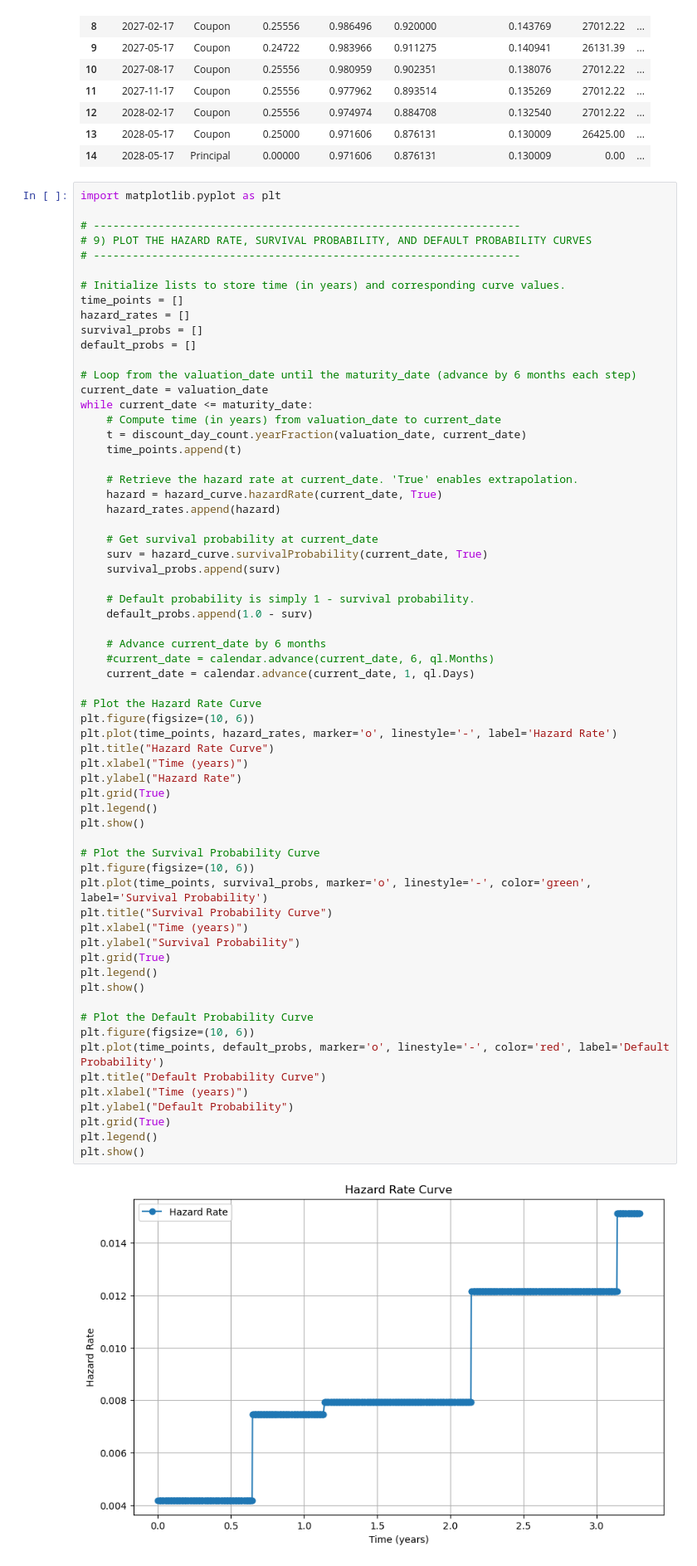
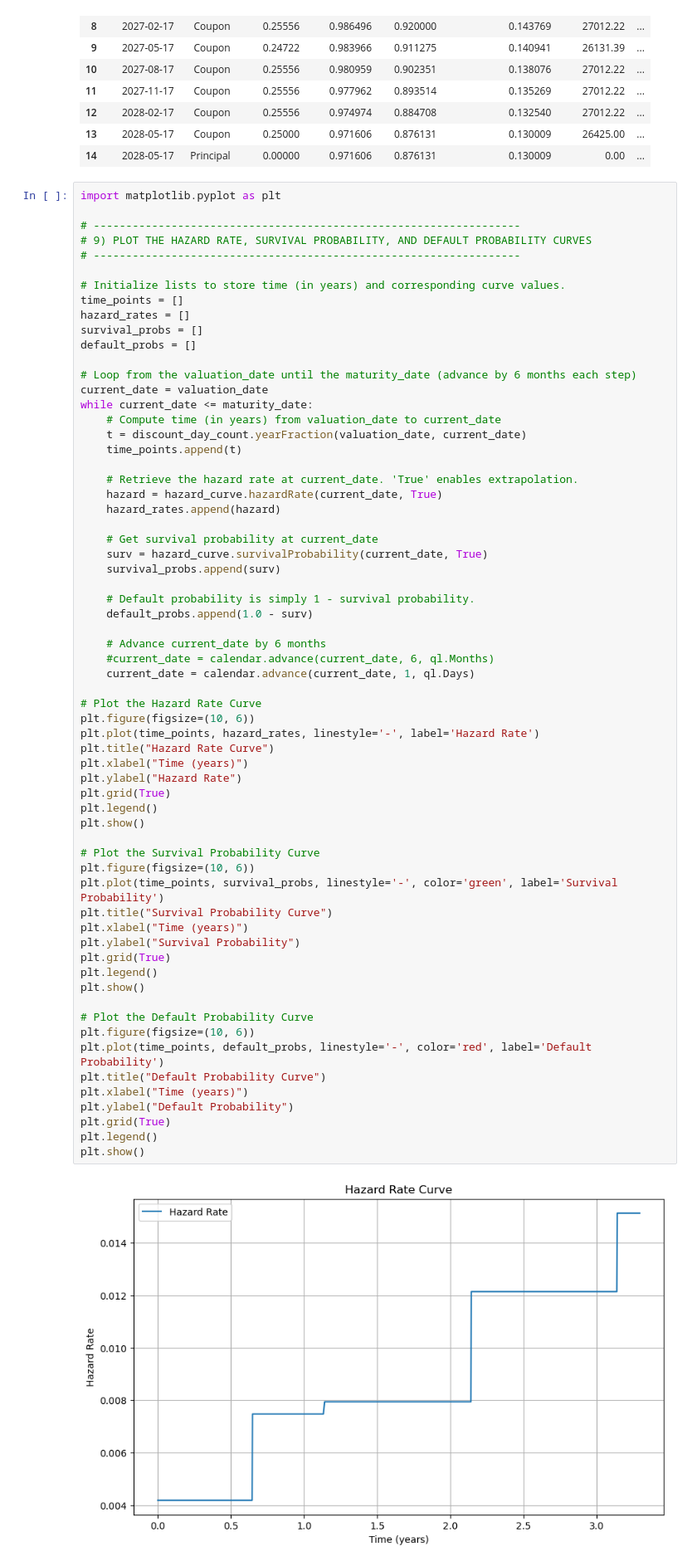
Before and after one commit to L0k156/Dual-ccy-bonds-pricing, a Jupyter notebook: Dual currency bonds pricing.ipynb, the cells around one changed output. Shown at 83% size. Cells and saved outputs as stored; diff of their text form.

Commit message:
curves

```diff
--- a/Dual currency bonds pricing.ipynb
+++ b/Dual currency bonds pricing.ipynb
@@ -391,34 +391,34 @@ while current_date <= maturity_date:
     #current_date = calendar.advance(current_date, 6, ql.Months)
     current_date = calendar.advance(current_date, 1, ql.Days)
 
 # Plot the Hazard Rate Curve
 plt.figure(figsize=(10, 6))
-plt.plot(time_points, hazard_rates, marker='o', linestyle='-', label='Hazard Rate')
+plt.plot(time_points, hazard_rates, linestyle='-', label='Hazard Rate')
 plt.title("Hazard Rate Curve")
 plt.xlabel("Time (years)")
 plt.ylabel("Hazard Rate")
 plt.grid(True)
 plt.legend()
 plt.show()
 
 # Plot the Survival Probability Curve
 plt.figure(figsize=(10, 6))
-plt.plot(time_points, survival_probs, marker='o', linestyle='-', color='green', label='Survival Probability')
+plt.plot(time_points, survival_probs, linestyle='-', color='green', label='Survival Probability')
 plt.title("Survival Probability Curve")
 plt.xlabel("Time (years)")
 plt.ylabel("Survival Probability")
 plt.grid(True)
 plt.legend()
 plt.show()
 
 # Plot the Default Probability Curve
 plt.figure(figsize=(10, 6))
-plt.plot(time_points, default_probs, marker='o', linestyle='-', color='red', label='Default Probability')
+plt.plot(time_points, default_probs, linestyle='-', color='red', label='Default Probability')
 plt.title("Default Probability Curve")
 plt.xlabel("Time (years)")
 plt.ylabel("Default Probability")
 plt.grid(True)
 plt.legend()
 plt.show()
 # %% [output]
-[figure, old version]
+[figure, new version]
```
Also changed, not shown: parts of 1 cell of this notebook.
